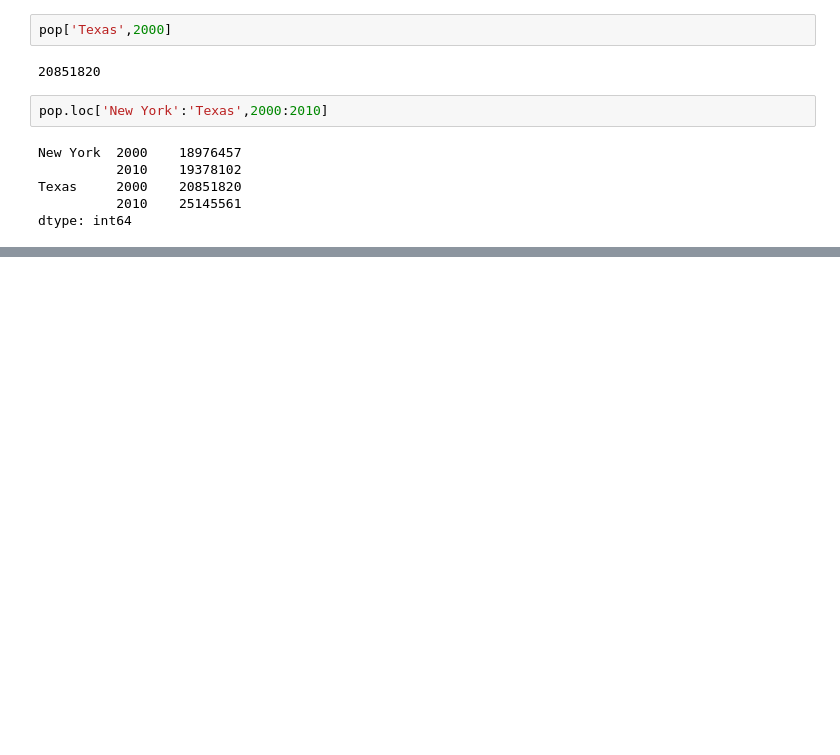
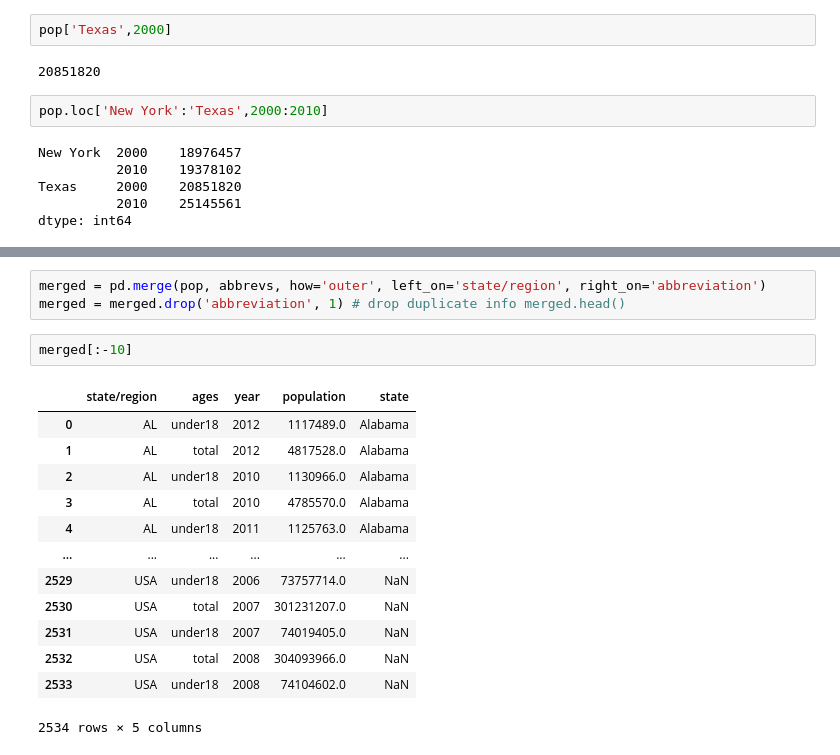
Before and after one commit to BanJeoker/DVTraining, a Jupyter notebook: pandas/pandasReStart.ipynb, the cells around one changed output, grey strips where cells are left out. Saved outputs shown, nothing was run; the diff lists cells and outputs as text; blank space fills up the shorter version.

```diff
--- a/pandas/pandasReStart.ipynb
+++ b/pandas/pandasReStart.ipynb
@@ -815,0 +2093,19 @@ dtype: int64
+# %%
+merged = pd.merge(pop, abbrevs, how='outer', left_on='state/region', right_on='abbreviation')
+merged = merged.drop('abbreviation', 1) # drop duplicate info merged.head()
+# %%
+merged[:-10]
+# %% [output]
+|  | state/region | ages | year | population | state |
+| 0 | AL | under18 | 2012 | 1117489.0 | Alabama |
+| 1 | AL | total | 2012 | 4817528.0 | Alabama |
+| 2 | AL | under18 | 2010 | 1130966.0 | Alabama |
+| 3 | AL | total | 2010 | 4785570.0 | Alabama |
+| 4 | AL | under18 | 2011 | 1125763.0 | Alabama |
+| ... | ... | ... | ... | ... | ... |
+| 2529 | USA | under18 | 2006 | 73757714.0 | NaN |
+| 2530 | USA | total | 2007 | 301231207.0 | NaN |
+| 2531 | USA | under18 | 2007 | 74019405.0 | NaN |
+| 2532 | USA | total | 2008 | 304093966.0 | NaN |
+| 2533 | USA | under18 | 2008 | 74104602.0 | NaN |
+2534 rows × 5 columns
```
Also changed, not shown: parts of 141 cells of this notebook, 4 other files.
